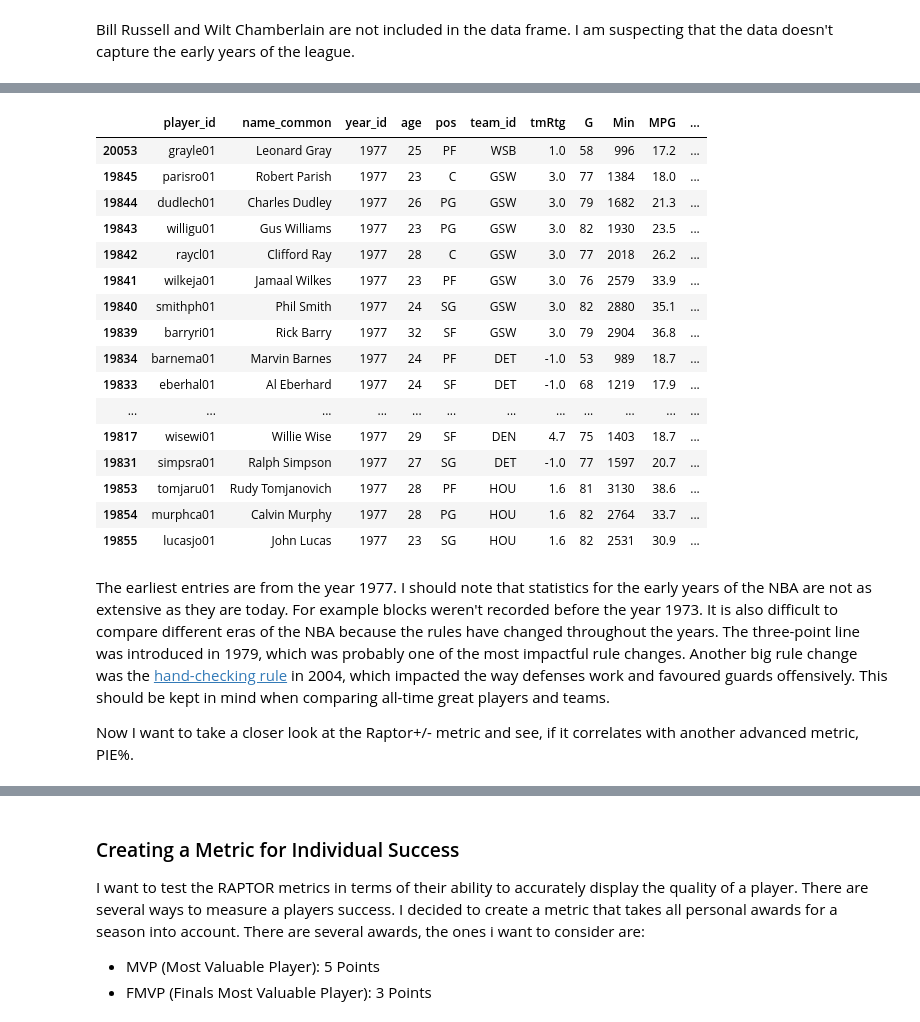
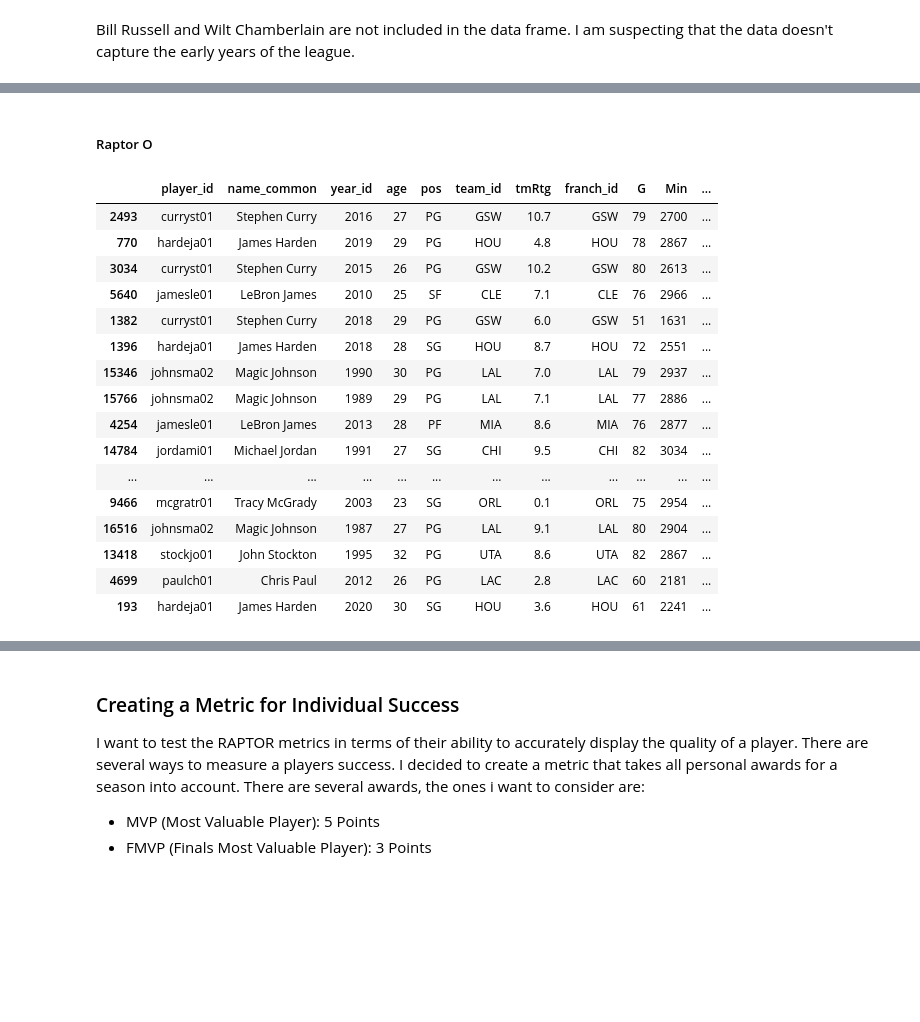
Before and after one commit to carl2727/NBA-data-analysis-project, a Jupyter notebook: 01.ipynb, the cells around one changed output, grey strips where cells are left out. Saved outputs shown, nothing was run; the diff lists cells and outputs as text; code cells hidden in the pictures; blank space fills up the shorter version.

```diff
--- a/01.ipynb
+++ b/01.ipynb
@@ -123,9 +132,4 @@ The data set is well formated and clean. But it contains a lot of data, which ma
 # %%
-dlist1 = ["franch_id", "STL%", "BLK%", "%Pos", "MP%", "AST%", "TOV%", "ORB%", "DRB%", "TRB%"]
-
-
-nba1 = nba1.drop(dlist1, axis=1)
 rap1 = nba1.sort_values(by=["Raptor+/-"], ascending=False)
 display(rap1.head(50))
-rap1.to_csv("rap1.csv")
 # %% [output]
@@ -186,24 +208,22 @@ Bill Russell and Wilt Chamberlain are not included in the data frame. I am suspe
+# %% [markdown]
+##### Raptor O
 # %%
-display(nba1.sort_values(by="year_id").head(25))
+display(nba1.sort_values(by="Raptor O", ascending=False).head(25))
 # %% [output]
-|  | player_id | name_common | year_id | age | pos | team_id | tmRtg | G | Min | MPG | ... |
-| 20053 | grayle01 | Leonard Gray | 1977 | 25 | PF | WSB | 1.0 | 58 | 996 | 17.2 | ... |
-| 19845 | parisro01 | Robert Parish | 1977 | 23 | C | GSW | 3.0 | 77 | 1384 | 18.0 | ... |
-| 19844 | dudlech01 | Charles Dudley | 1977 | 26 | PG | GSW | 3.0 | 79 | 1682 | 21.3 | ... |
-| 19843 | willigu01 | Gus Williams | 1977 | 23 | PG | GSW | 3.0 | 82 | 1930 | 23.5 | ... |
-| 19842 | raycl01 | Clifford Ray | 1977 | 28 | C | GSW | 3.0 | 77 | 2018 | 26.2 | ... |
-| 19841 | wilkeja01 | Jamaal Wilkes | 1977 | 23 | PF | GSW | 3.0 | 76 | 2579 | 33.9 | ... |
-| 19840 | smithph01 | Phil Smith | 1977 | 24 | SG | GSW | 3.0 | 82 | 2880 | 35.1 | ... |
-| 19839 | barryri01 | Rick Barry | 1977 | 32 | SF | GSW | 3.0 | 79 | 2904 | 36.8 | ... |
-| 19834 | barnema01 | Marvin Barnes | 1977 | 24 | PF | DET | -1.0 | 53 | 989 | 18.7 | ... |
-| 19833 | eberhal01 | Al Eberhard | 1977 | 24 | SF | DET | -1.0 | 68 | 1219 | 17.9 | ... |
+|  | player_id | name_common | year_id | age | pos | team_id | tmRtg | franch_id | G | Min | ... |
+| 2493 | curryst01 | Stephen Curry | 2016 | 27 | PG | GSW | 10.7 | GSW | 79 | 2700 | ... |
+| 770 | hardeja01 | James Harden | 2019 | 29 | PG | HOU | 4.8 | HOU | 78 | 2867 | ... |
+| 3034 | curryst01 | Stephen Curry | 2015 | 26 | PG | GSW | 10.2 | GSW | 80 | 2613 | ... |
+| 5640 | jamesle01 | LeBron James | 2010 | 25 | SF | CLE | 7.1 | CLE | 76 | 2966 | ... |
+| 1382 | curryst01 | Stephen Curry | 2018 | 29 | PG | GSW | 6.0 | GSW | 51 | 1631 | ... |
+| 1396 | hardeja01 | James Harden | 2018 | 28 | SG | HOU | 8.7 | HOU | 72 | 2551 | ... |
+| 15346 | johnsma02 | Magic Johnson | 1990 | 30 | PG | LAL | 7.0 | LAL | 79 | 2937 | ... |
+| 15766 | johnsma02 | Magic Johnson | 1989 | 29 | PG | LAL | 7.1 | LAL | 77 | 2886 | ... |
+| 4254 | jamesle01 | LeBron James | 2013 | 28 | PF | MIA | 8.6 | MIA | 76 | 2877 | ... |
+| 14784 | jordami01 | Michael Jordan | 1991 | 27 | SG | CHI | 9.5 | CHI | 82 | 3034 | ... |
 | ... | ... | ... | ... | ... | ... | ... | ... | ... | ... | ... | ... |
-| 19817 | wisewi01 | Willie Wise | 1977 | 29 | SF | DEN | 4.7 | 75 | 1403 | 18.7 | ... |
-| 19831 | simpsra01 | Ralph Simpson | 1977 | 27 | SG | DET | -1.0 | 77 | 1597 | 20.7 | ... |
-| 19853 | tomjaru01 | Rudy Tomjanovich | 1977 | 28 | PF | HOU | 1.6 | 81 | 3130 | 38.6 | ... |
-| 19854 | murphca01 | Calvin Murphy | 1977 | 28 | PG | HOU | 1.6 | 82 | 2764 | 33.7 | ... |
-| 19855 | lucasjo01 | John Lucas | 1977 | 23 | SG | HOU | 1.6 | 82 | 2531 | 30.9 | ... |
+| 9466 | mcgratr01 | Tracy McGrady | 2003 | 23 | SG | ORL | 0.1 | ORL | 75 | 2954 | ... |
+| 16516 | johnsma02 | Magic Johnson | 1987 | 27 | PG | LAL | 9.1 | LAL | 80 | 2904 | ... |
+| 13418 | stockjo01 | John Stockton | 1995 | 32 | PG | UTA | 8.6 | UTA | 82 | 2867 | ... |
+| 4699 | paulch01 | Chris Paul | 2012 | 26 | PG | LAC | 2.8 | LAC | 60 | 2181 | ... |
+| 193 | hardeja01 | James Harden | 2020 | 30 | SG | HOU | 3.6 | HOU | 61 | 2241 | ... |
-# %% [markdown]
-The earliest entries are from the year 1977. I should note that statistics for the early years of the NBA are not as extensive as they are today. For example blocks weren't recorded before the year 1973. It is also difficult to compare different eras of the NBA because the rules have changed throughout the years. The three-point line was introduced in 1979, which was probably one of the most impactful rule changes. Another big rule change was the <a href="https://www.sportslingo.com/sports-glossary/h/hand-checking/">hand-checking rule</a> in 2004, which impacted the way defenses work and favoured guards offensively. This should be kept in mind when comparing all-time great players and teams.
-
-Now I want to take a closer look at the Raptor+/- metric and see, if it correlates with another advanced metric, PIE%.
```
Also changed, not shown: parts of 21 cells of this notebook.
